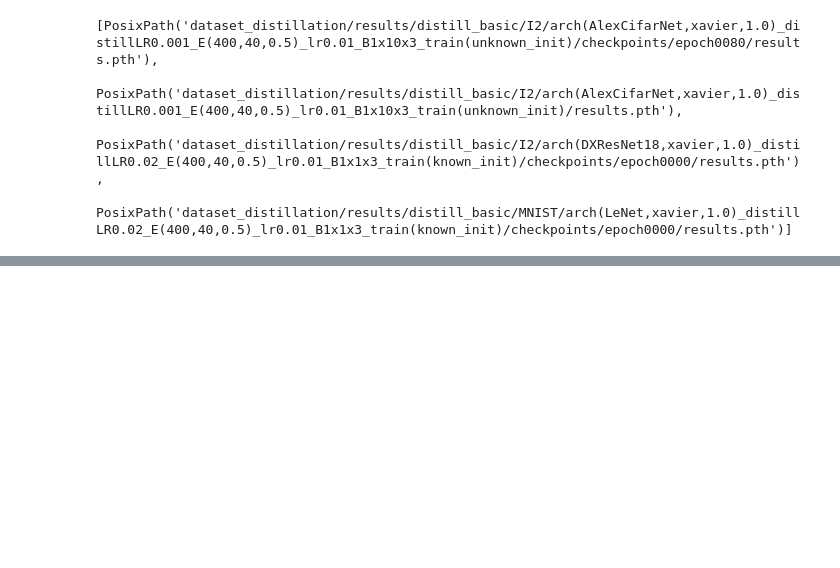
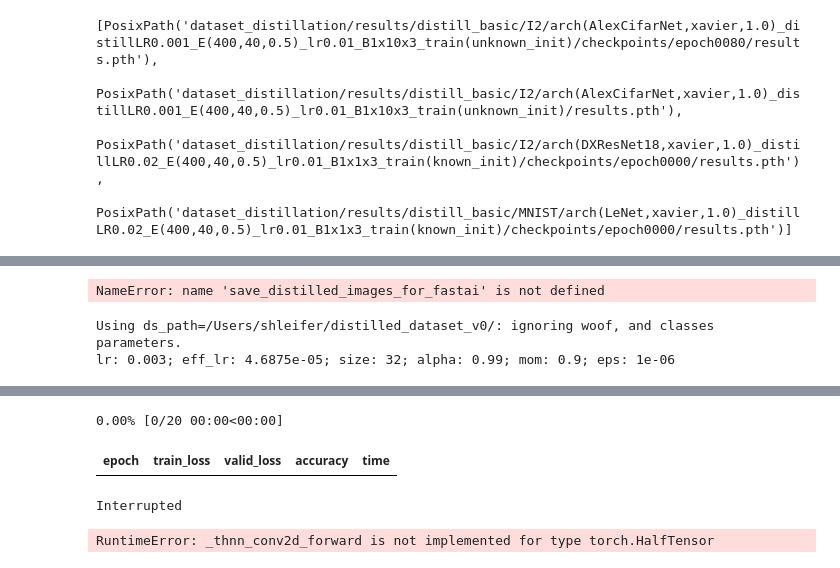
Before and after one commit to sshleifer/fastai, a Jupyter notebook: MakeImagelist.ipynb, the cells around one changed output, grey strips where cells are left out. Cells and saved outputs as stored; diff of their text form; code cells hidden in the pictures; blank space fills up the shorter version.

```diff
--- a/MakeImagelist.ipynb
+++ b/MakeImagelist.ipynb
@@ -116,0 +122,5 @@ list(Path('.').rglob('*.pth'))
+# %%
+save_distilled_images_for_fastai(PosixPath('pretrained_alexnet_results.pth'), save_dir, model_slug='alexnet_xavier',
+                                 map_location='cpu')
+# %% [output]
+NameError: name 'save_distilled_images_for_fastai' is not defined
@@ -116,0 +129,5 @@ list(Path('.').rglob('*.pth'))
+# %%
+main(size=32, ds_path=save_dir, bs=4)
+# %% [output]
+Using ds_path=/Users/shleifer/distilled_dataset_v0/: ignoring woof, and classes parameters.
+lr: 0.003; eff_lr: 4.6875e-05; size: 32; alpha: 0.99; mom: 0.9; eps: 1e-06
@@ -116,0 +135,4 @@ list(Path('.').rglob('*.pth'))
+0.00% [0/20 00:00<00:00]
+| epoch | train_loss | valid_loss | accuracy | time |
+Interrupted
+RuntimeError: _thnn_conv2d_forward is not implemented for type torch.HalfTensor
```
Also changed, not shown: parts of 16 cells of this notebook, 2 other files.
